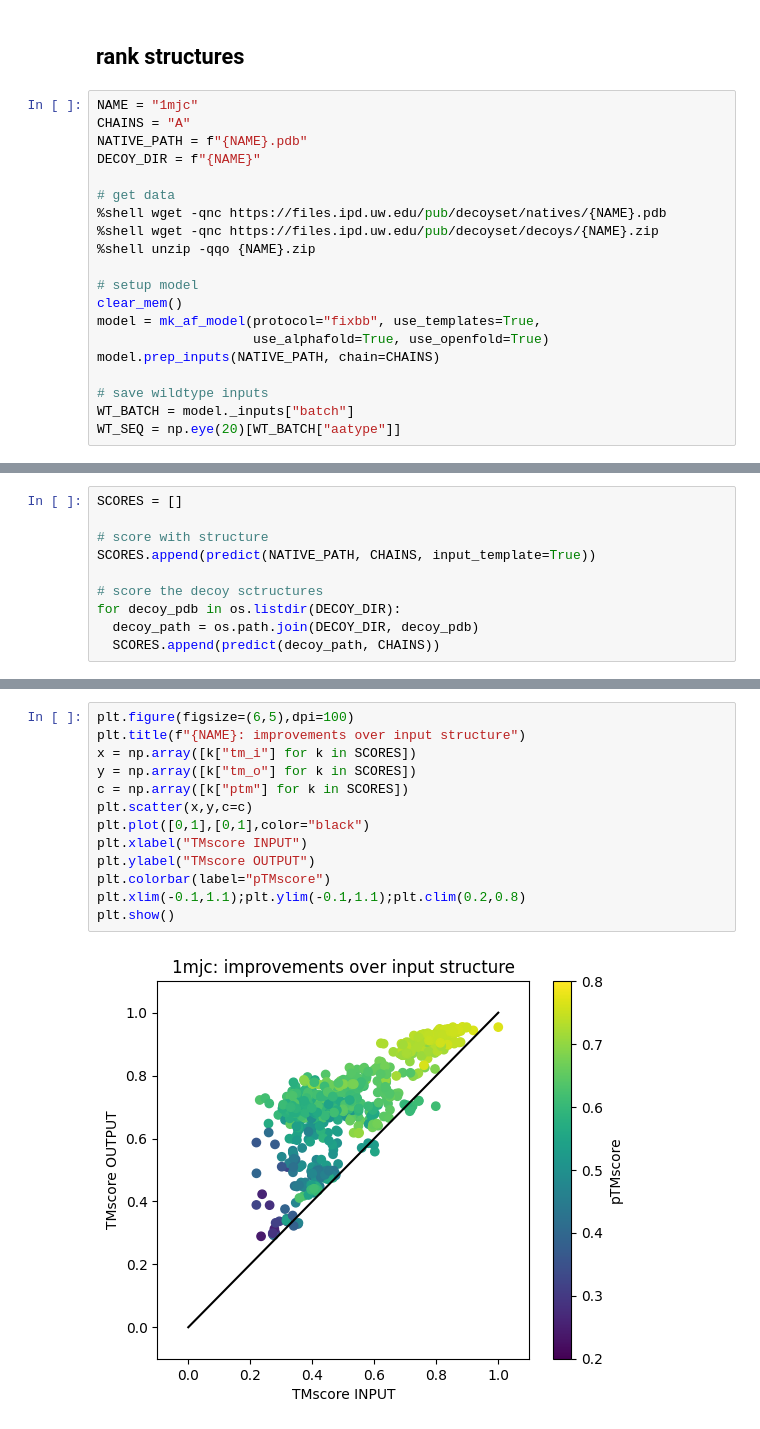
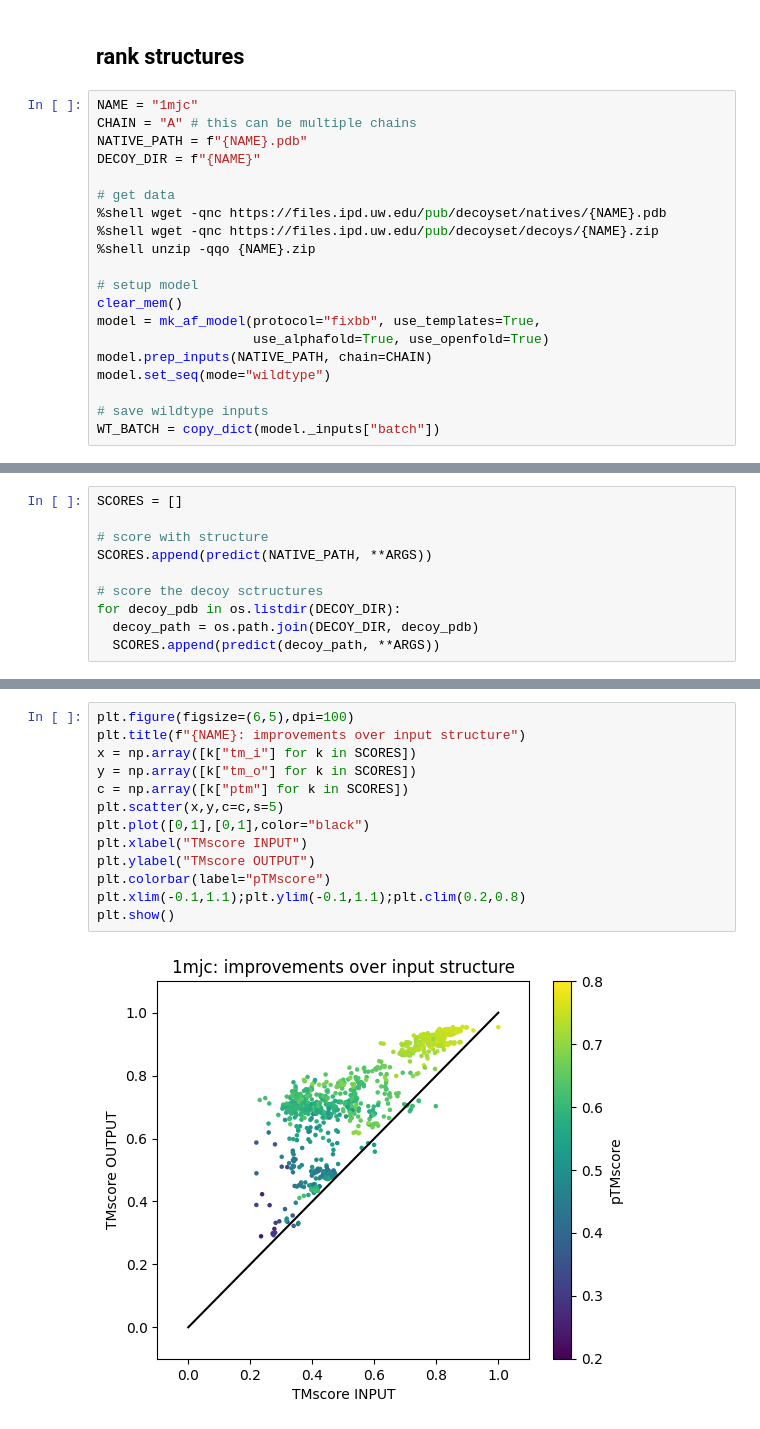
Before and after one commit to sokrypton/ColabDesign, a Jupyter notebook: af/examples/AF2Rank.ipynb, the cells around one changed output, grey strips where cells are left out. Saved outputs shown, nothing was run; the diff lists cells and outputs as text.

```diff
--- a/af/examples/AF2Rank.ipynb
+++ b/af/examples/AF2Rank.ipynb
@@ -81,7 +83,7 @@ def get_score(model, wt_batch=None):
 ## rank structures
 # %%
 NAME = "1mjc"
-CHAINS = "A"
+CHAIN = "A" # this can be multiple chains
 NATIVE_PATH = f"{NAME}.pdb"
 DECOY_DIR = f"{NAME}"
 
@@ -94,11 +96,11 @@ DECOY_DIR = f"{NAME}"
 clear_mem()
 model = mk_af_model(protocol="fixbb", use_templates=True,
                     use_alphafold=True, use_openfold=True)
-model.prep_inputs(NATIVE_PATH, chain=CHAINS)
+model.prep_inputs(NATIVE_PATH, chain=CHAIN)
+model.set_seq(mode="wildtype")
 
 # save wildtype inputs
-WT_BATCH = model._inputs["batch"]
-WT_SEQ = np.eye(20)[WT_BATCH["aatype"]]
+WT_BATCH = copy_dict(model._inputs["batch"])
 # %%
 #@markdown ### Settings
 seq_relacement = "gap" #@param ["gap", "X", "A", "none"]
@@ -137,12 +162,12 @@ tm_i 1.0000 tm_o 0.6650 tm_io 0.6650 composite 0.2399 ptm 0.5467 plddt 0.6599 1m
 SCORES = []
 
 # score with structure
-SCORES.append(predict(NATIVE_PATH, CHAINS, input_template=True))
+SCORES.append(predict(NATIVE_PATH, **ARGS))
 
 # score the decoy sctructures
 for decoy_pdb in os.listdir(DECOY_DIR):
   decoy_path = os.path.join(DECOY_DIR, decoy_pdb)
-  SCORES.append(predict(decoy_path, CHAINS))
+  SCORES.append(predict(decoy_path, **ARGS))
 # %%
 plt.figure(figsize=(6,5),dpi=100)
 plt.title(f"{NAME}: ranking INPUT decoys using composite score")
@@ -182,15 +207,15 @@ print(spearmanr(x,y).correlation)
 # %%
 plt.figure(figsize=(6,5),dpi=100)
 plt.title(f"{NAME}: improvements over input structure")
 x = np.array([k["tm_i"] for k in SCORES])
 y = np.array([k["tm_o"] for k in SCORES])
 c = np.array([k["ptm"] for k in SCORES])
-plt.scatter(x,y,c=c)
+plt.scatter(x,y,c=c,s=5)
 plt.plot([0,1],[0,1],color="black")
 plt.xlabel("TMscore INPUT")
 plt.ylabel("TMscore OUTPUT")
 plt.colorbar(label="pTMscore")
 plt.xlim(-0.1,1.1);plt.ylim(-0.1,1.1);plt.clim(0.2,0.8)
 plt.show()
 # %% [output]
-[figure, old version]
+[figure, new version]
```
Also changed, not shown: parts of 10 cells of this notebook, 2 other files.
